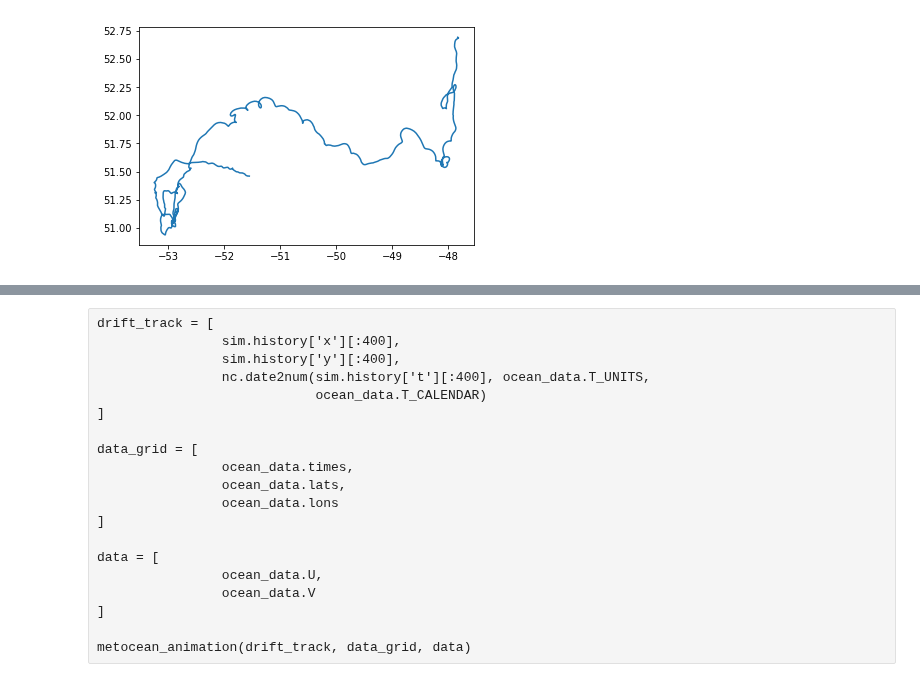
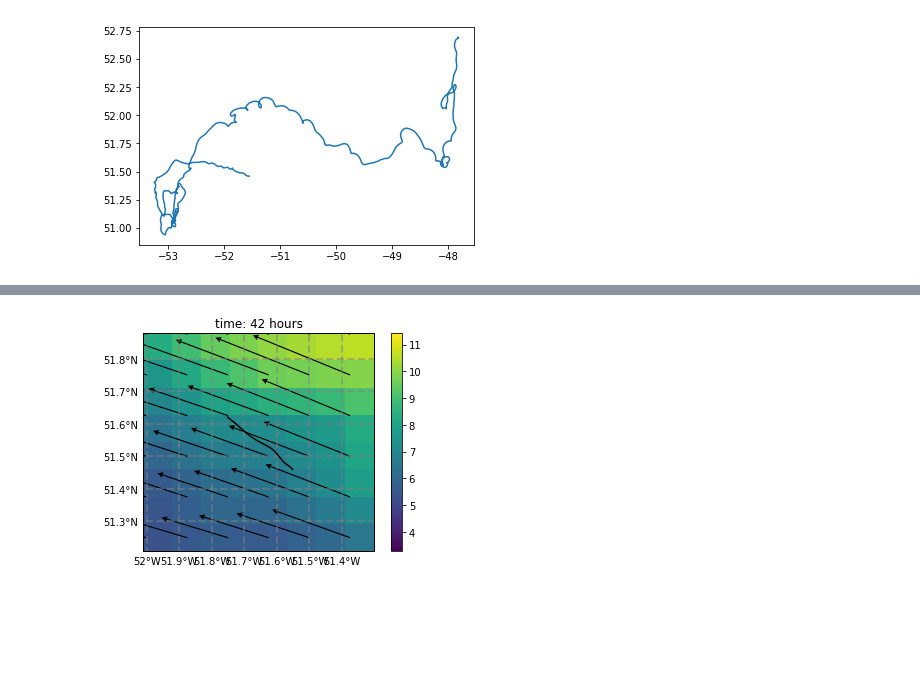
Before and after one commit to evankielley/IceDEF, a Jupyter notebook: notebooks/drift_simulator.ipynb, the cells around one changed output, grey strips where cells are left out. Drawn from its saved outputs; the diff is of its cells as text; code cells hidden in the pictures; blank space fills up the shorter version.

Commit message:
improved animation algorithm it is now near completion

```diff
--- a/notebooks/drift_simulator.ipynb
+++ b/notebooks/drift_simulator.ipynb
@@ -293,20 +110,0 @@ berg_metocean_animation(x_berg, y_berg, t_berg, x0, xf, dx, y0, yf, dy, t0, tf,
-# %% [raw]
-drift_track = [
-                sim.history['x'][:400],
-                sim.history['y'][:400],
-                nc.date2num(sim.history['t'][:400], ocean_data.T_UNITS,
-                            ocean_data.T_CALENDAR)
-]
-
-data_grid = [
-                ocean_data.times,
-                ocean_data.lats,
-                ocean_data.lons
-]
-
-data = [
-                ocean_data.U,
-                ocean_data.V
-]
-
-metocean_animation(drift_track, data_grid, data)
@@ -312,0 +202,23 @@ metocean_animation(drift_track, data_grid, data)
+# %%
+dx_scale = 2
+dy_scale = 2
+dt_scale = 2
+grid_scales = [dx_scale, dy_scale, dt_scale]
+
+x_berg = sim.history['x'][:400]
+y_berg = sim.history['y'][:400]
+t_berg = nc.date2num(sim.history['t'][:400], atm_data.T_UNITS, atm_data.T_CALENDAR)
+xyt_berg = [x_berg, y_berg, t_berg]
+
+x_grid = atm_data.lons
+y_grid = atm_data.lats
+t_grid = atm_data.times
+xyt_grid = [x_grid, y_grid, t_grid]
+
+u_data = atm_data.U
+v_data = atm_data.V
+uv_data = [u_data, v_data]
+
+berg_metocean_animation(xyt_berg, xyt_grid, grid_scales, uv_data, fname='wind_anim', v_auto=True, scale=20, speed=500)
+# %% [output]
+[figure, added]
```
Also changed, not shown: parts of 5 cells of this notebook.
